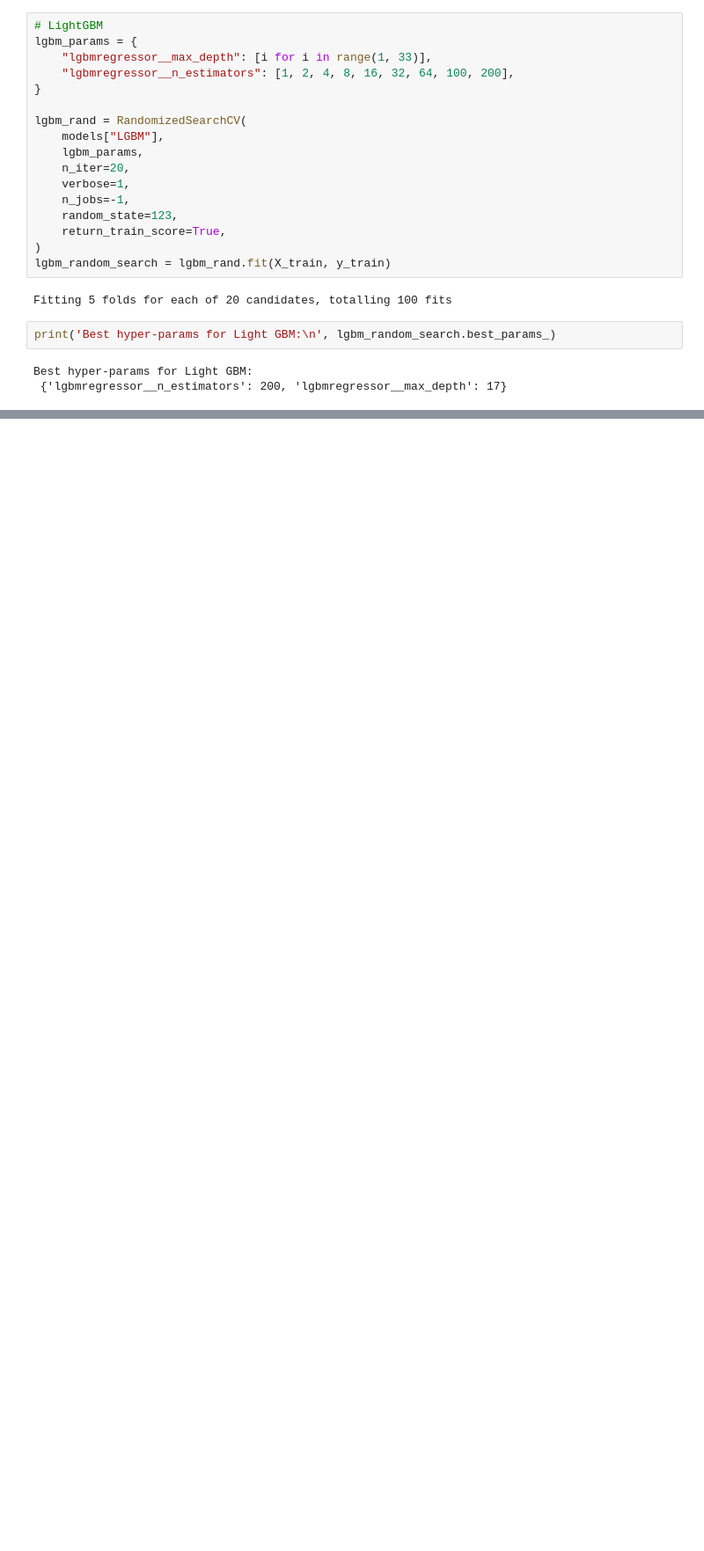
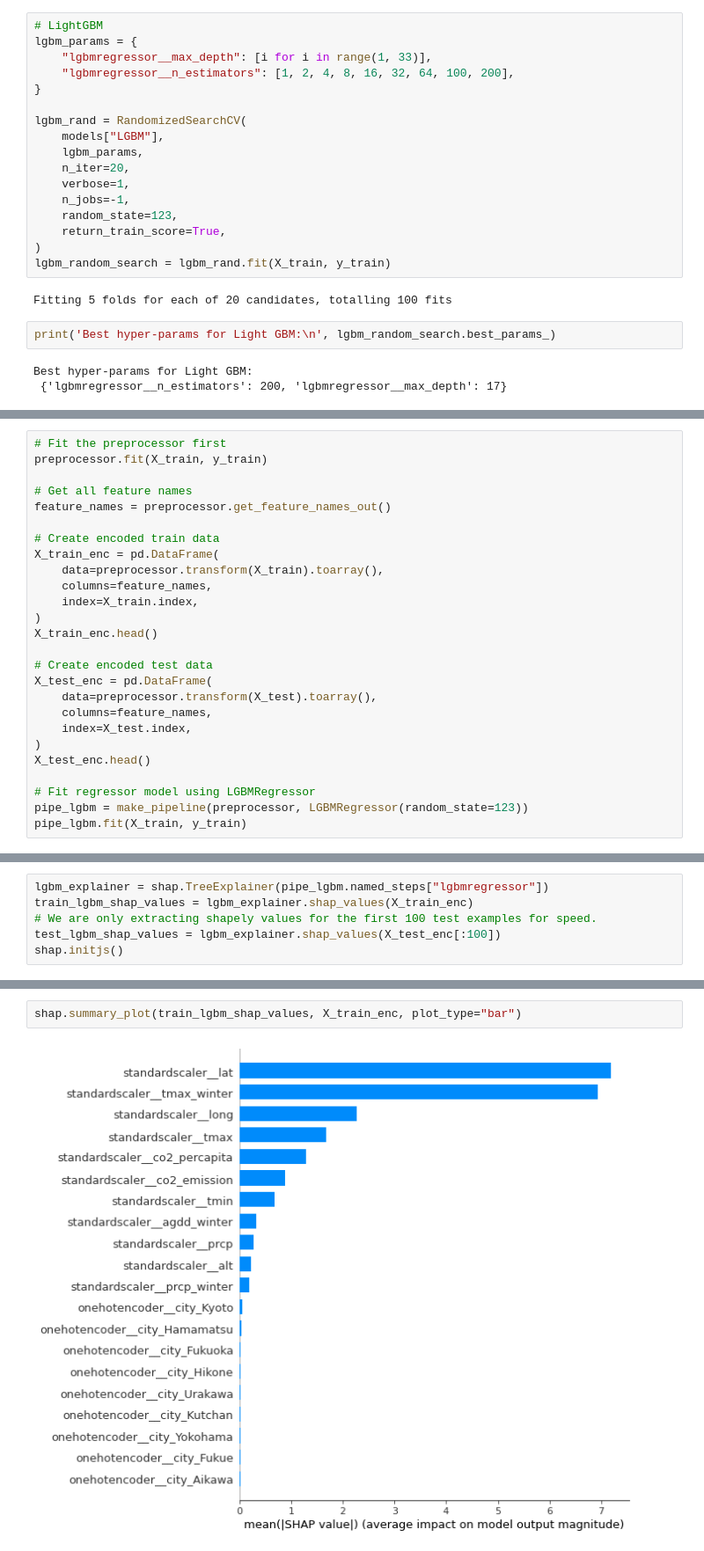
Before and after one commit to aimee0317/cherry-blossom-prediction, a Jupyter notebook: doc/ml_models.ipynb, the cells around one changed output, grey strips where cells are left out. Shown at 88% size. Cells and saved outputs as stored; diff of their text form; blank space fills up the shorter version.

```diff
--- a/doc/ml_models.ipynb
+++ b/doc/ml_models.ipynb
@@ -346,0 +354,26 @@ pd.DataFrame(lgbm_random_search.cv_results_)[
+# %%
+# Fit the preprocessor first
+preprocessor.fit(X_train, y_train)
+
+# Get all feature names
+feature_names = preprocessor.get_feature_names_out()
+
+# Create encoded train data
+X_train_enc = pd.DataFrame(
+    data=preprocessor.transform(X_train).toarray(),
+    columns=feature_names,
+    index=X_train.index,
+)
+X_train_enc.head()
+
+# Create encoded test data
+X_test_enc = pd.DataFrame(
+    data=preprocessor.transform(X_test).toarray(),
+    columns=feature_names,
+    index=X_test.index,
+)
+X_test_enc.head()
+
+# Fit regressor model using LGBMRegressor
+pipe_lgbm = make_pipeline(preprocessor, LGBMRegressor(random_state=123))
+pipe_lgbm.fit(X_train, y_train)
@@ -346,0 +395,6 @@ pd.DataFrame(lgbm_random_search.cv_results_)[
+# %%
+lgbm_explainer = shap.TreeExplainer(pipe_lgbm.named_steps["lgbmregressor"])
+train_lgbm_shap_values = lgbm_explainer.shap_values(X_train_enc)
+# We are only extracting shapely values for the first 100 test examples for speed.
+test_lgbm_shap_values = lgbm_explainer.shap_values(X_test_enc[:100])
+shap.initjs()
@@ -346,0 +403,4 @@ pd.DataFrame(lgbm_random_search.cv_results_)[
+# %%
+shap.summary_plot(train_lgbm_shap_values, X_train_enc, plot_type="bar")
+# %% [output]
+[figure, added]
```
Also changed, not shown: parts of 12 cells of this notebook.
